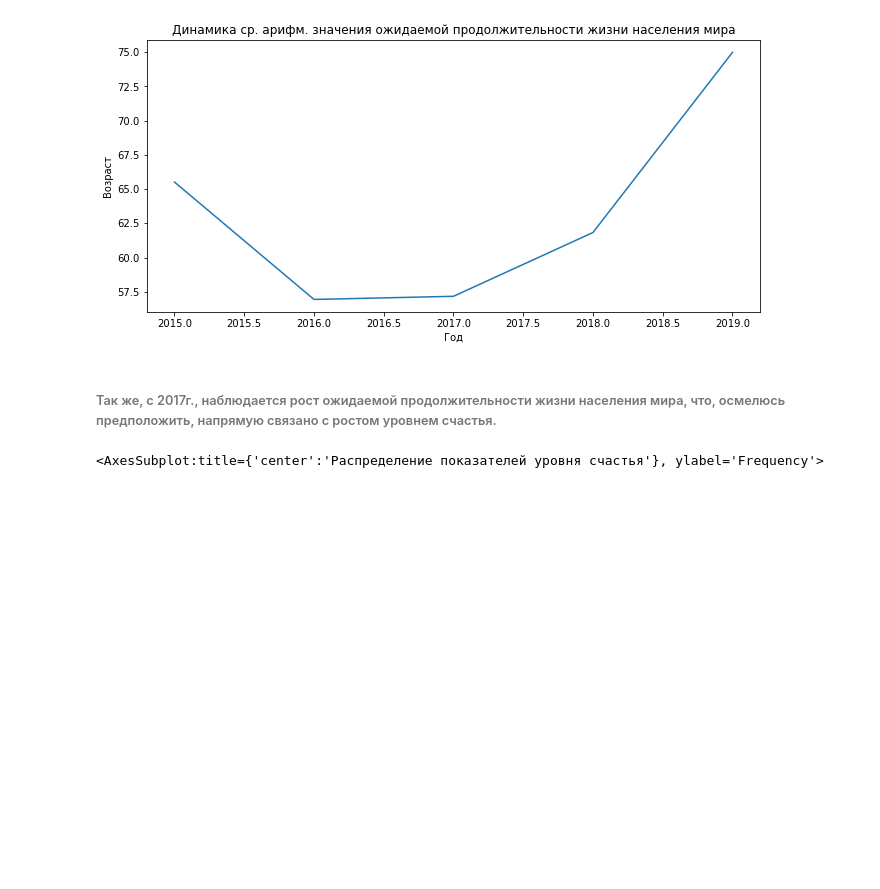
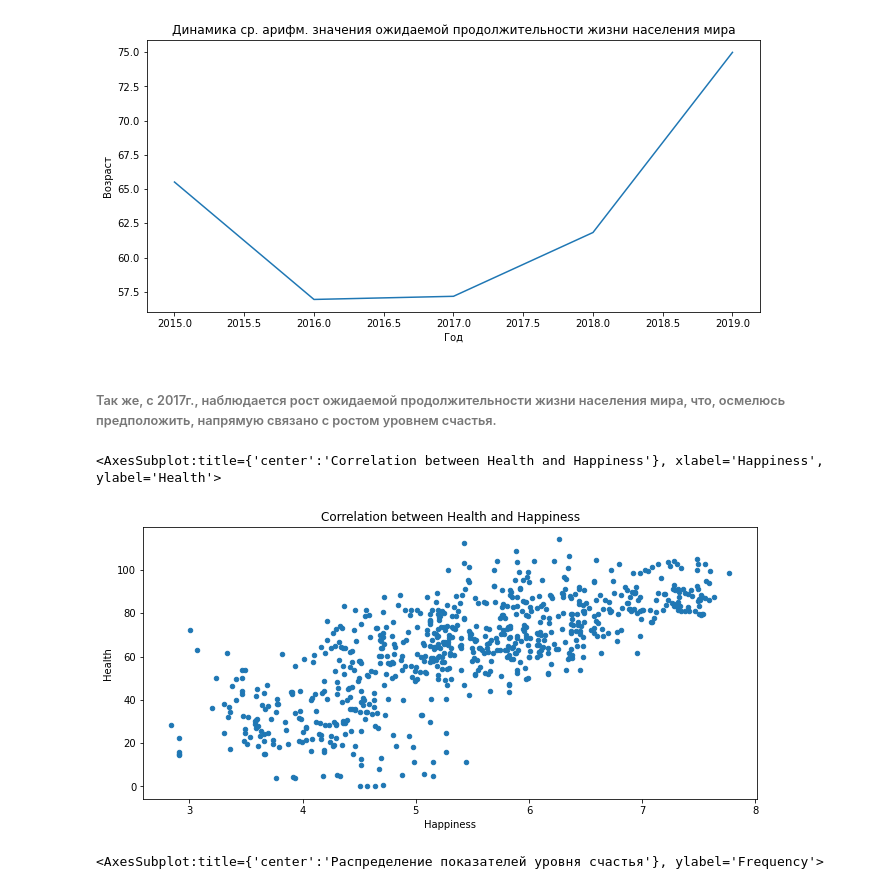
Before and after one commit to Gralex78/Home-Work-PYDA-20, a Jupyter notebook: 15_Visual/HW_#15.ipynb, the cells around one changed output. Saved outputs shown, nothing was run; the diff lists cells and outputs as text; code cells hidden in the pictures; blank space fills up the shorter version.

```diff
--- a/15_Visual/HW_#15.ipynb
+++ b/15_Visual/HW_#15.ipynb
@@ -253,6 +253,14 @@ Text(0, 0.5, 'Возраст')
 [figure]
 # %% [markdown]
 ###### Так же, с 2017г., наблюдается рост ожидаемой продолжительности жизни населения мира, что, осмелюсь предположить, напрямую связано с ростом уровнем счастья.
+# %%
+fltr_world_happy.plot(kind='scatter',
+        x='Happiness',
+        y='Health',
+        title='Correlation between Health and Happiness')
+# %% [output]
+<AxesSubplot:title={'center':'Correlation between Health and Happiness'}, xlabel='Happiness', ylabel='Health'>
+[figure, added]
 # %%
 # распределение показателей уровня счастья
 fltr_world_happy['Happiness'].plot(kind='hist',
```
